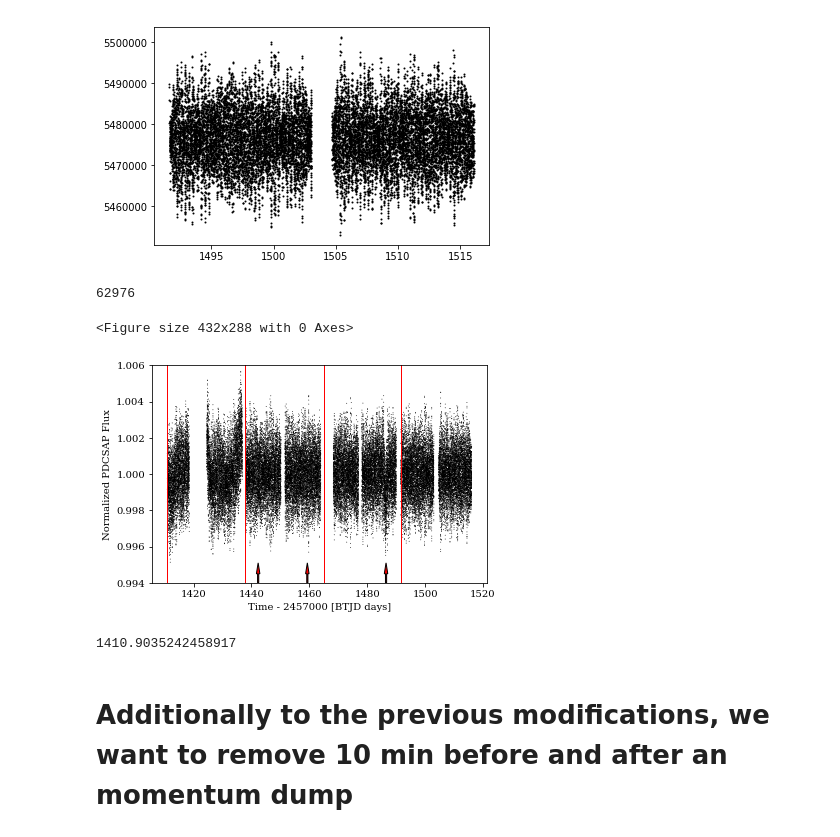
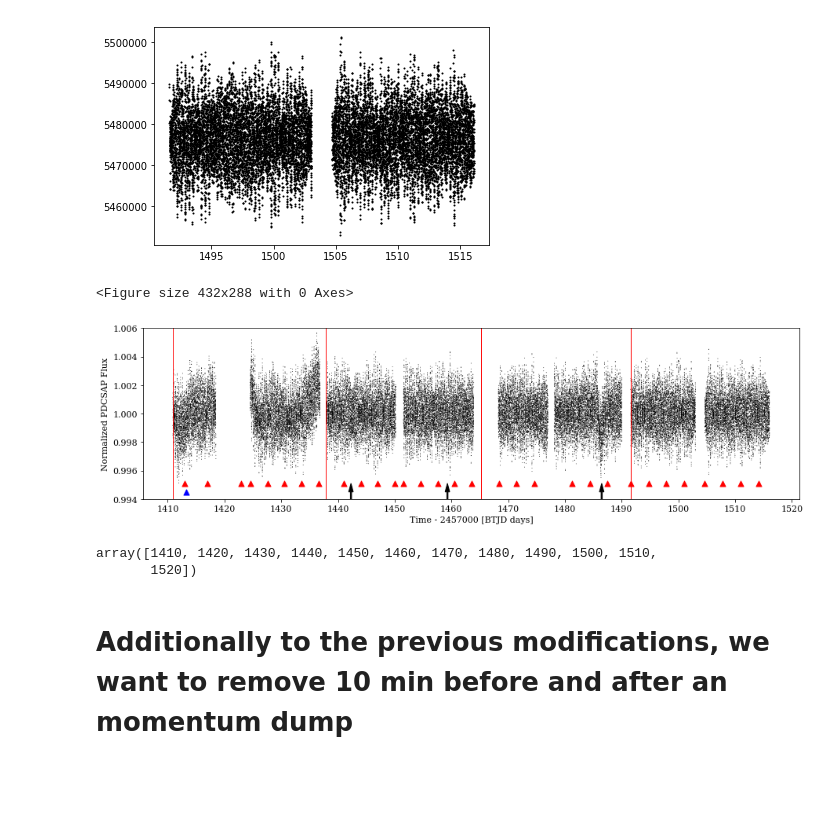
Before and after one commit to sebastian-zieba/betaPic_comet, a Jupyter notebook: construction_of_the_lightcurve.ipynb, the cells around one changed output. Cells and saved outputs as stored; diff of their text form; code cells hidden in the pictures; blank space fills up the shorter version.

Commit message:
added new plots

```diff
--- a/construction_of_the_lightcurve.ipynb
+++ b/construction_of_the_lightcurve.ipynb
@@ -94,10 +94,6 @@ def comb(arr1, arr2, arr3, arr4):
 # %%
 t = comb(t4, t5, t6, t7)
 f = comb(div_median(f4), div_median(f5), div_median(f6), div_median(f7))
-# %%
-len(t)
-# %% [output]
-62976
 # %%
 #The sectors 4 - 7 started approx. at the following BTJD time:
 sectors = [1410.9, 1437.8, 1465.2, 1491.6]
@@ -104,33 +129,44 @@ sectors = [1410.9, 1437.8, 1465.2, 1491.6]
 # %%
-plt.rc('font', family='serif')
+plt.rc('font', family='serif', size=11)
 plt.tight_layout()
 
-fig, ax = plt.subplots(1, 1, figsize=(6, 4))
+fig, ax = plt.subplots(1, 1, figsize=(15, 4))
 
 ax.scatter(t, f, s=0.75, c='k', edgecolor = '')
 
 ax.set_ylim(0.994, 1.006)
 
 ax.set_xlabel('Time - 2457000 [BTJD days]')
 ax.set_ylabel('Normalized PDCSAP Flux')
 
 [ax.axvline(_x, linewidth=1, color='red', linestyle='-', alpha=1) for _x in sectors]
 
-ax.arrow(1486.5, 0.994, 0, 0.0005, fc='r', ec='k', width=0.4, head_width=1.2, head_length=0.0006) #head_width=1, head_length=0.00001
-ax.arrow(1459.3, 0.994, 0, 0.0005, fc='r', ec='k', width=0.4, head_width=1.2, head_length=0.0006)
-ax.arrow(1442.3, 0.994, 0, 0.0005, fc='r', ec='k', width=0.4, head_width=1.2, head_length=0.0006)
 
+ax.arrow(1486.5, 0.994, 0, 0.0005, fc='k', ec='k', width=0.2, head_width=0.8, head_length=0.0006) #head_width=1, head_length=0.00001
+ax.arrow(1459.3, 0.994, 0, 0.0005, fc='k', ec='k', width=0.2, head_width=0.8, head_length=0.0006)
+ax.arrow(1442.3, 0.994, 0, 0.0005, fc='k', ec='k', width=0.2, head_width=0.8, head_length=0.0006)
+
+
+ax.scatter(1413.26, 0.99447, marker='^', s=50, c='b')
+
+[ax.scatter(i, 0.9951, marker='^', s=50, c='r') for i in mom_dumps0]
+[ax.scatter(i, 0.9951, marker='^', s=50, c='r') for i in mom_dumps1]
+[ax.scatter(i, 0.9951, marker='^', s=50, c='r') for i in mom_dumps2]
+[ax.scatter(i, 0.9951, marker='^', s=50, c='r') for i in mom_dumps3]
+
+ax.set_xticks(np.arange(1410, 1530, 10))
 
 plt.show()
 
 fig.savefig('betaPic_lc_all.pdf', bbox_inches='tight')
 # %% [output]
 <Figure size 432x288 with 0 Axes>
-[figure, old version]
+[figure, new version]
-# %%
-min(t)
-# %% [output]
-1410.9035242458917
+# %%
+np.arange(1410, 1530, 10)
+# %% [output]
+array([1410, 1420, 1430, 1440, 1450, 1460, 1470, 1480, 1490, 1500, 1510,
+       1520])
 # %%
 datapairs=np.stack((t, -2.5*np.log10(f)), axis=-1)
 np.savetxt('betaPic_mag_all.txt',datapairs)
```
Also changed, not shown: parts of 19 cells of this notebook, 7 other files.
